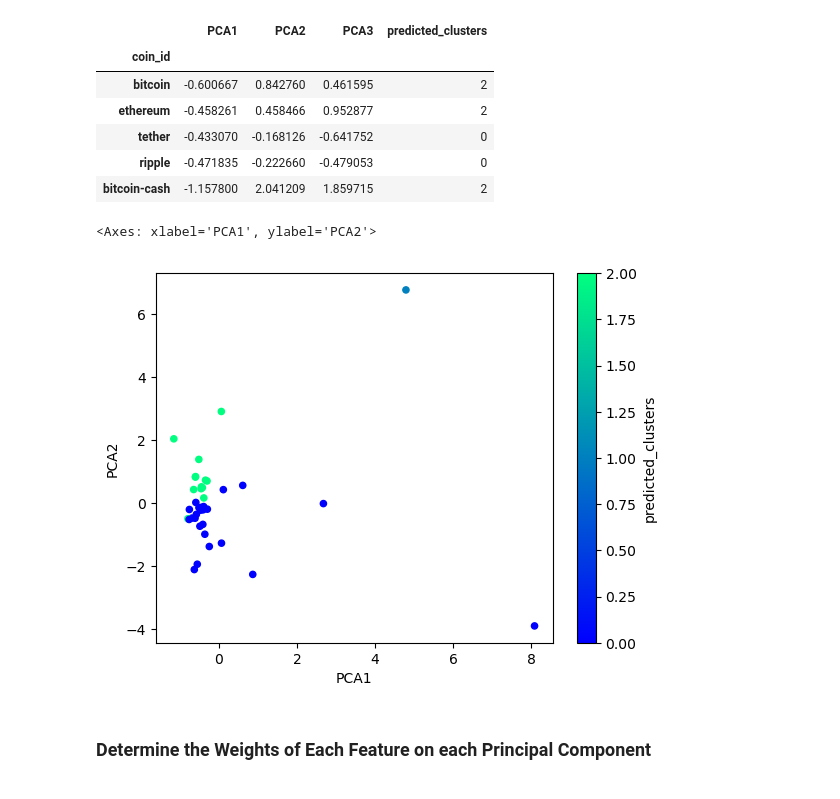
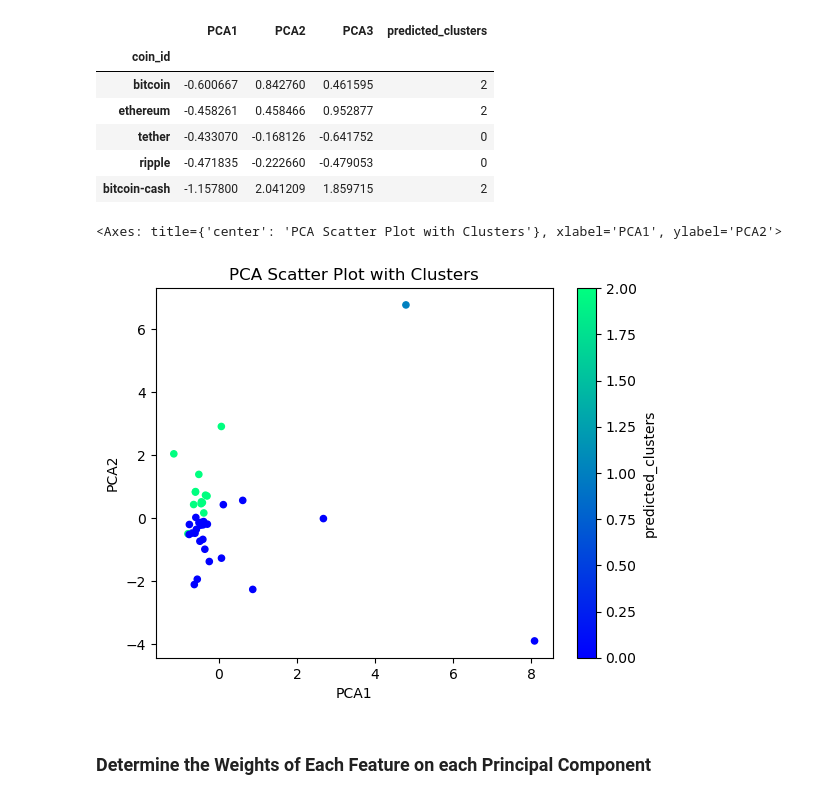
Before and after one commit to Kap4203/CryptoClustering, a Jupyter notebook: Crypto_Clustering.ipynb, the cells around one changed output. Cells and saved outputs as stored; diff of their text form; code cells hidden in the pictures.

```diff
--- a/Crypto_Clustering.ipynb
+++ b/Crypto_Clustering.ipynb
@@ -414,15 +418,32 @@ copy_scaled_market_data_pca_df.head()
 | bitcoin-cash | -1.157800 | 2.041209 | 1.859715 | 2 |
 # %%
 # Create a scatter plot using hvPlot by setting `x="PCA1"` and `y="PCA2"`.
+# Unable to get hvplot to create the visual
+"""
+my_hvplot_scatter_plot = copy_scaled_market_data_pca_df.hvplot.scatter(
+    x='PCA1',
+    y='PCA2',
+    c='predicted_clusters',
+    cmap='winter',
+    title='PCA Scatter Plot with Clusters',
+    xlabel='PCA1',
+    ylabel='PCA2'
+)
+
+# Display
+my_hvplot_scatter_plot
+
+"""
 copy_scaled_market_data_pca_df.plot.scatter(
     x='PCA1',
     y='PCA2',
     c='predicted_clusters',
-    colormap='winter'
+    colormap='winter',
+    title='PCA Scatter Plot with Clusters'
 )
 # %% [output]
-<Axes: xlabel='PCA1', ylabel='PCA2'>
+<Axes: title={'center': 'PCA Scatter Plot with Clusters'}, xlabel='PCA1', ylabel='PCA2'>
-[figure, old version]
+[figure, new version]
 # %% [markdown]
 ### Determine the Weights of Each Feature on each Principal Component
 # %%
```
Also changed, not shown: parts of 3 cells of this notebook, 1 other file.
